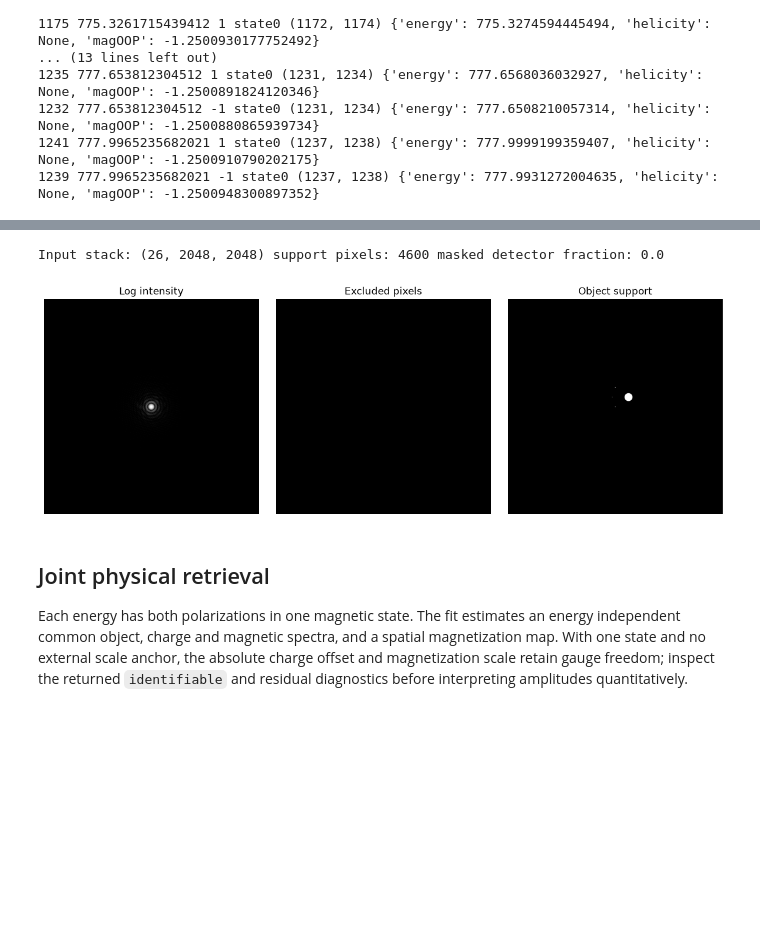
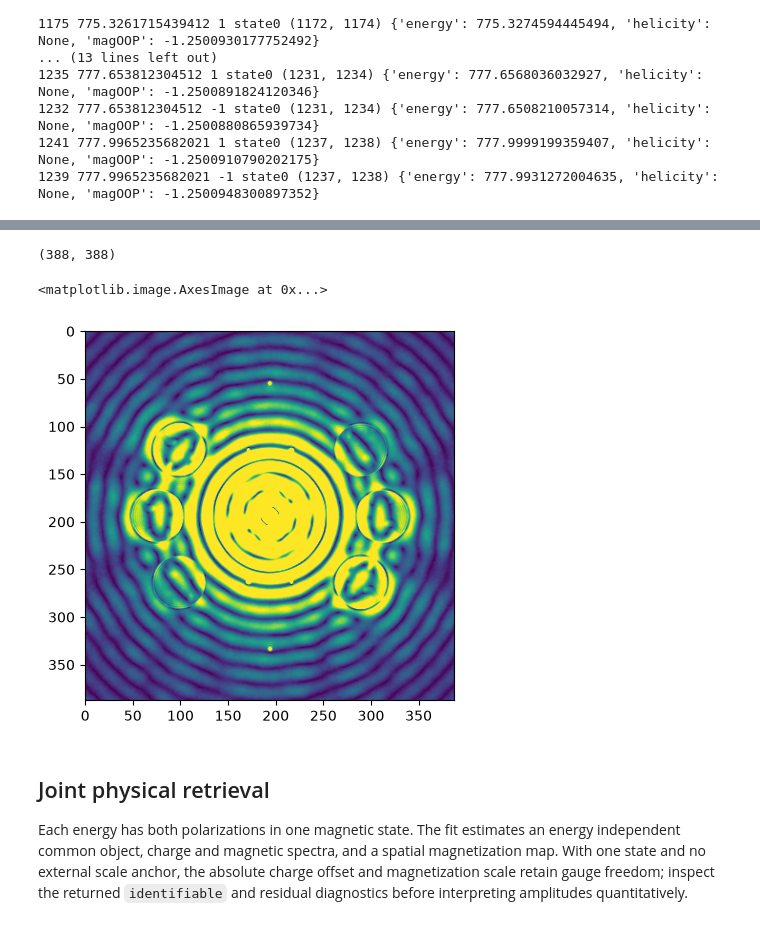
Before and after one commit to riccbatt/FTH-Phase-Retrieval-2609-SOLEIL-SEXTANTS, a Jupyter notebook: maxiv_phase_test/05_maxiv_hyperspectral_phase_retrieval.ipynb, the cells around one changed output, grey strips where cells are left out. Cells and saved outputs as stored; diff of their text form; code cells hidden in the pictures; blank space fills up the shorter version.

```diff
--- a/maxiv_phase_test/05_maxiv_hyperspectral_phase_retrieval.ipynb
+++ b/maxiv_phase_test/05_maxiv_hyperspectral_phase_retrieval.ipynb
@@ -124,0 +204,19 @@ The universal recipe bins the full resolution detector intensities and binary ma
+# %%
+mask_pixel = np.stack(masks)
+from skimage.draw import disk
+rr, cc = disk((mask_pixel.shape[1]//2, mask_pixel.shape[1]//2), 45)
+mask_pixel[:,rr,cc]=1
+holograms[:,rr,cc]=0
+assert holograms.shape == mask_pixel.shape == (len(records), *source_shape)
+print("Energy registration:", RESCALE_HOLOGRAMS_WITH_ENERGY,
+      "reference energy:", reference_energy_eV, "eV",
+      "interpolation order:", RESCALE_INTERPOLATION_ORDER if RESCALE_HOLOGRAMS_WITH_ENERGY else None)
+print("Input stack:", holograms.shape, "support pixels:", supportmask.sum(),
+      "masked detector fraction:", mask_pixel.mean())
+fig, axes = plt.subplots(1, 3, figsize=(12, 4))
+axes[0].imshow(np.log1p(np.maximum(holograms[0], 0)), cmap="gray")
+axes[1].imshow(mask_pixel[0], cmap="gray")
+axes[2].imshow(supportmask, cmap="gray")
+for ax, title in zip(axes, ("Log intensity", "Excluded pixels", "Object support")):
+    ax.set_title(title); ax.axis("off")
+plt.tight_layout()
@@ -125,51 +227,17 @@ The universal recipe bins the full resolution detector intensities and binary ma
 # %%
-saved = wf.load_data_dict(SUPPORT_FILE)
-support_source = np.asarray(saved["supportmask"])
-pixel_source = np.asarray(saved["mask_pixel"]) != 0
-if support_source.ndim != 2 or pixel_source.shape != support_source.shape:
-    raise ValueError("Expected matching 2D supportmask and mask_pixel")
-if not isinstance(BINNING, int) or BINNING < 1:
-    raise ValueError("BINNING must be a positive integer")
-source_shape = support_source.shape
-supportmask = (support_source != 0).astype(np.uint8)
+def reconstruct(im):
+    return np.fft.fftshift(np.fft.fft2(np.fft.fftshift(im)))
+fig,ax=plt.subplots()
 
-def load_average(scan_id):
-    with h5py.File(AVERAGE_FOLDER / f"scan_{scan_id:04d}_avg.h5", "r") as handle:
-        image = np.asarray(handle["image"][()]).squeeze()
-    if image.shape != source_shape:
-        raise ValueError(f"Scan {scan_id}: shape {image.shape} != support {source_shape}")
-    return image.astype(np.float32)
-
-dark_cache = {}
-holograms, masks = [], []
-for row in records:
-    if row["dark_id"] not in dark_cache:
-        dark_cache[row["dark_id"]] = load_average(row["dark_id"])
-    raw = load_average(row["scan_id"])
-    corrected = wf.center_image(raw - dark_cache[row["dark_id"]], DETECTOR_CENTER, cci)
-    excluded = np.zeros(source_shape, dtype=bool)
-    if USE_SAVED_PIXEL_MASK:
-        excluded |= pixel_source
-    excluded |= wf.center_image((raw >= SATURATION).astype(np.uint8), DETECTOR_CENTER, cci) != 0
-    excluded |= ~np.isfinite(corrected)
-    holograms.append((np.nan_to_num(corrected) / (500 * row["exposure_s"])).astype(np.float32))
-    masks.append(excluded.astype(np.uint8))
-del dark_cache
-holograms = np.stack(holograms)
-mask_pixel = np.stack(masks)
-assert holograms.shape == mask_pixel.shape == (len(records), *source_shape)
-print("Input stack:", holograms.shape, "support pixels:", supportmask.sum(),
-      "masked detector fraction:", mask_pixel.mean())
-fig, axes = plt.subplots(1, 3, figsize=(12, 4))
-axes[0].imshow(np.log1p(np.maximum(holograms[0], 0)), cmap="gray")
-axes[1].imshow(mask_pixel[0], cmap="gray")
-axes[2].imshow(supportmask, cmap="gray")
-for ax, title in zip(axes, ("Log intensity", "Excluded pixels", "Object support")):
-    ax.set_title(title); ax.axis("off")
-plt.tight_layout()
+temp=np.abs(reconstruct(holograms[0][CROP:-CROP,CROP:-CROP]))
+crop2=temp.shape[0]//4*3//2
+temp=temp[crop2:-crop2,crop2:-crop2]
+print(temp.shape)
+ax.imshow(temp, vmax=1e3)
 # %% [output]
-Input stack: (26, 2048, 2048) support pixels: 4600 masked detector fraction: 0.0
+(388, 388)
+<matplotlib.image.AxesImage at 0x...>
-[figure, old version]
+[figure, new version]
 # %% [markdown]
 ## Joint physical retrieval
 
```
Also changed, not shown: parts of 16 cells of this notebook, 15 other files.
